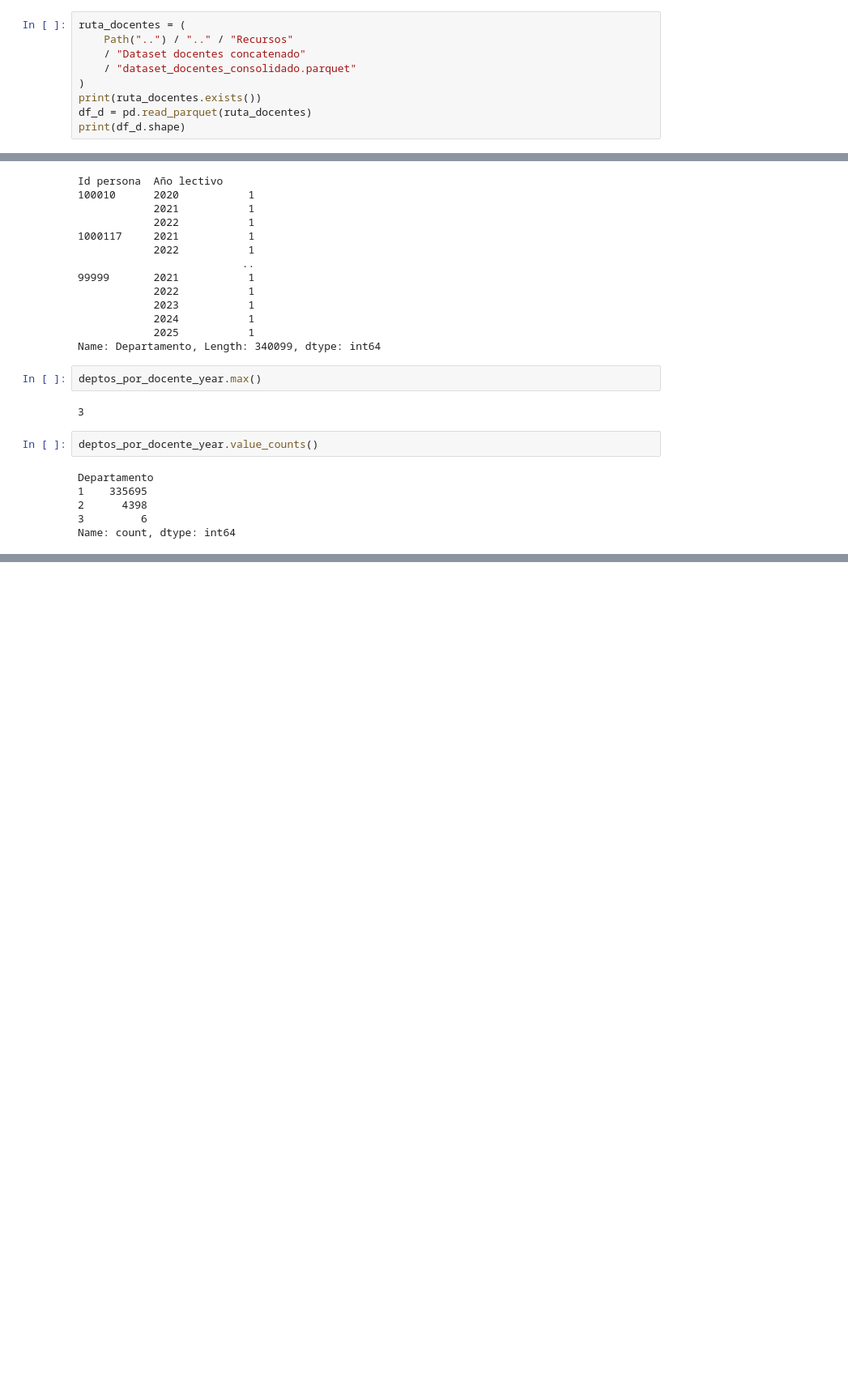
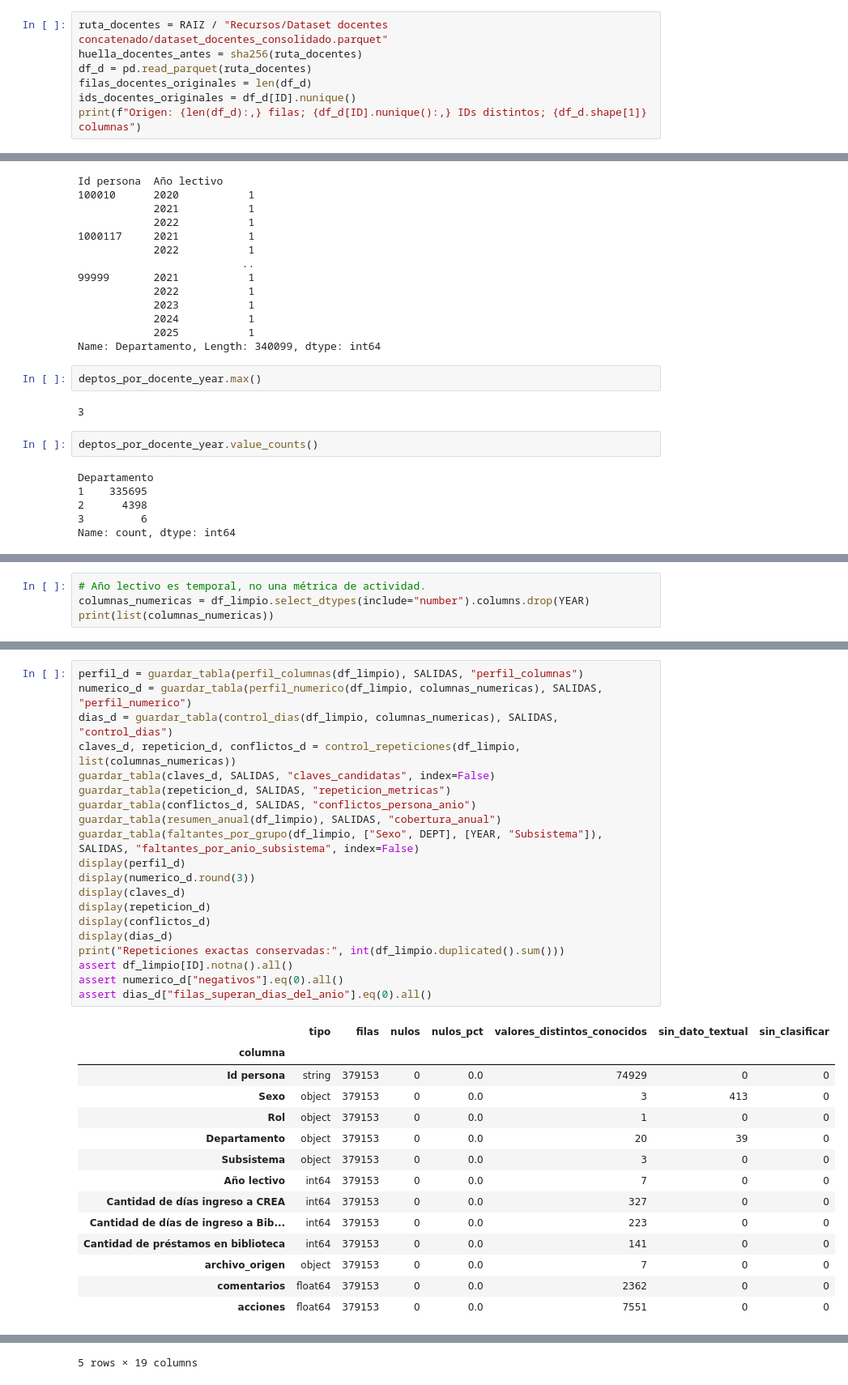
Before and after one commit to Albertmestre1256/Analisis-de-metricas-Ceibal, a Jupyter notebook: Proyecto/Etapa II - Exploración primaria + Limpieza/EDA - Docentes.ipynb, the cells around one changed output, grey strips where cells are left out. Shown at 81% size. Drawn from its saved outputs; the diff is of its cells as text; blank space fills up the shorter version.

```diff
--- a/Proyecto/Etapa II - Exploración primaria + Limpieza/EDA - Docentes.ipynb
+++ b/Proyecto/Etapa II - Exploración primaria + Limpieza/EDA - Docentes.ipynb
@@ -8,10 +55,8 @@ import seaborn as sns
 # %%
-ruta_docentes = (
-    Path("..") / ".." / "Recursos"
-    / "Dataset docentes concatenado"
-    / "dataset_docentes_consolidado.parquet"
-)
-print(ruta_docentes.exists())
+ruta_docentes = RAIZ / "Recursos/Dataset docentes concatenado/dataset_docentes_consolidado.parquet"
+huella_docentes_antes = sha256(ruta_docentes)
 df_d = pd.read_parquet(ruta_docentes)
-print(df_d.shape)
+filas_docentes_originales = len(df_d)
+ids_docentes_originales = df_d[ID].nunique()
+print(f"Origen: {len(df_d):,} filas; {df_d[ID].nunique():,} IDs distintos; {df_d.shape[1]} columnas")
 # %% [output]
@@ -777,0 +880,4 @@ La cantidad de docentes que trabajaron entre el 2019 y el 2025 en más de un dep
+# %%
+# Año lectivo es temporal, no una métrica de actividad.
+columnas_numericas = df_limpio.select_dtypes(include="number").columns.drop(YEAR)
+print(list(columnas_numericas))
@@ -777,0 +962,35 @@ La cantidad de docentes que trabajaron entre el 2019 y el 2025 en más de un dep
+# %%
+perfil_d = guardar_tabla(perfil_columnas(df_limpio), SALIDAS, "perfil_columnas")
+numerico_d = guardar_tabla(perfil_numerico(df_limpio, columnas_numericas), SALIDAS, "perfil_numerico")
+dias_d = guardar_tabla(control_dias(df_limpio, columnas_numericas), SALIDAS, "control_dias")
+claves_d, repeticion_d, conflictos_d = control_repeticiones(df_limpio, list(columnas_numericas))
+guardar_tabla(claves_d, SALIDAS, "claves_candidatas", index=False)
+guardar_tabla(repeticion_d, SALIDAS, "repeticion_metricas")
+guardar_tabla(conflictos_d, SALIDAS, "conflictos_persona_anio")
+guardar_tabla(resumen_anual(df_limpio), SALIDAS, "cobertura_anual")
+guardar_tabla(faltantes_por_grupo(df_limpio, ["Sexo", DEPT], [YEAR, "Subsistema"]), SALIDAS, "faltantes_por_anio_subsistema", index=False)
+display(perfil_d)
+display(numerico_d.round(3))
+display(claves_d)
+display(repeticion_d)
+display(conflictos_d)
+display(dias_d)
+print("Repeticiones exactas conservadas:", int(df_limpio.duplicated().sum()))
+assert df_limpio[ID].notna().all()
+assert numerico_d["negativos"].eq(0).all()
+assert dias_d["filas_superan_dias_del_anio"].eq(0).all()
+# %% [output]
+|  | tipo | filas | nulos | nulos_pct | valores_distintos_conocidos | sin_dato_textual | sin_clasificar |
+| columna |  |  |  |  |  |  |  |
+| Id persona | string | 379153 | 0 | 0.0 | 74929 | 0 | 0 |
+| Sexo | object | 379153 | 0 | 0.0 | 3 | 413 | 0 |
+| Rol | object | 379153 | 0 | 0.0 | 1 | 0 | 0 |
+| Departamento | object | 379153 | 0 | 0.0 | 20 | 39 | 0 |
+| Subsistema | object | 379153 | 0 | 0.0 | 3 | 0 | 0 |
+| Año lectivo | int64 | 379153 | 0 | 0.0 | 7 | 0 | 0 |
+| Cantidad de días ingreso a CREA | int64 | 379153 | 0 | 0.0 | 327 | 0 | 0 |
+| Cantidad de días de ingreso a Bib... | int64 | 379153 | 0 | 0.0 | 223 | 0 | 0 |
+| Cantidad de préstamos en biblioteca | int64 | 379153 | 0 | 0.0 | 141 | 0 | 0 |
+| archivo_origen | object | 379153 | 0 | 0.0 | 7 | 0 | 0 |
+| comentarios | float64 | 379153 | 0 | 0.0 | 2362 | 0 | 0 |
+| acciones | float64 | 379153 | 0 | 0.0 | 7551 | 0 | 0 |
@@ -777,0 +1003 @@ La cantidad de docentes que trabajaron entre el 2019 y el 2025 en más de un dep
+5 rows × 19 columns
```
Also changed, not shown: parts of 37 cells of this notebook, 40 other files.
